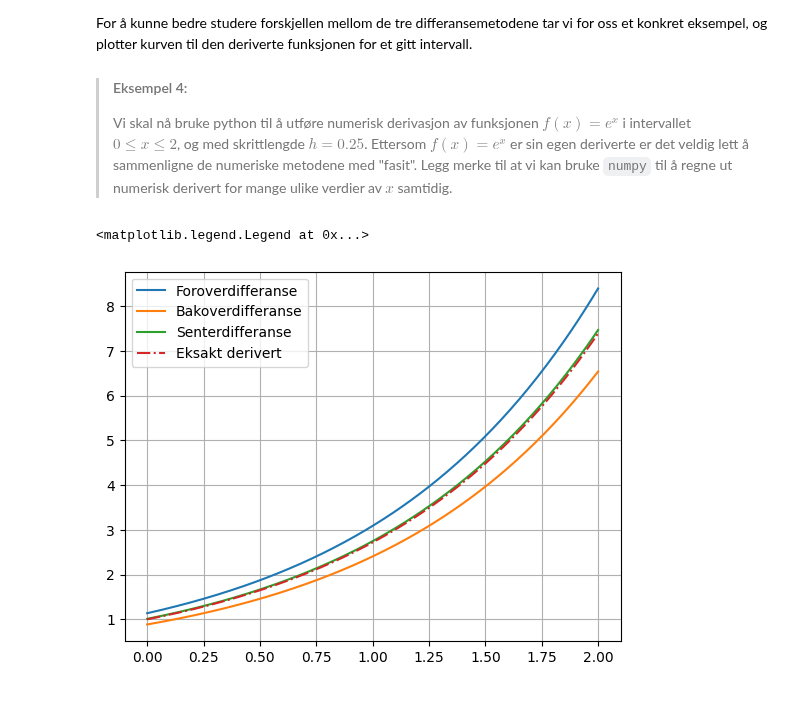
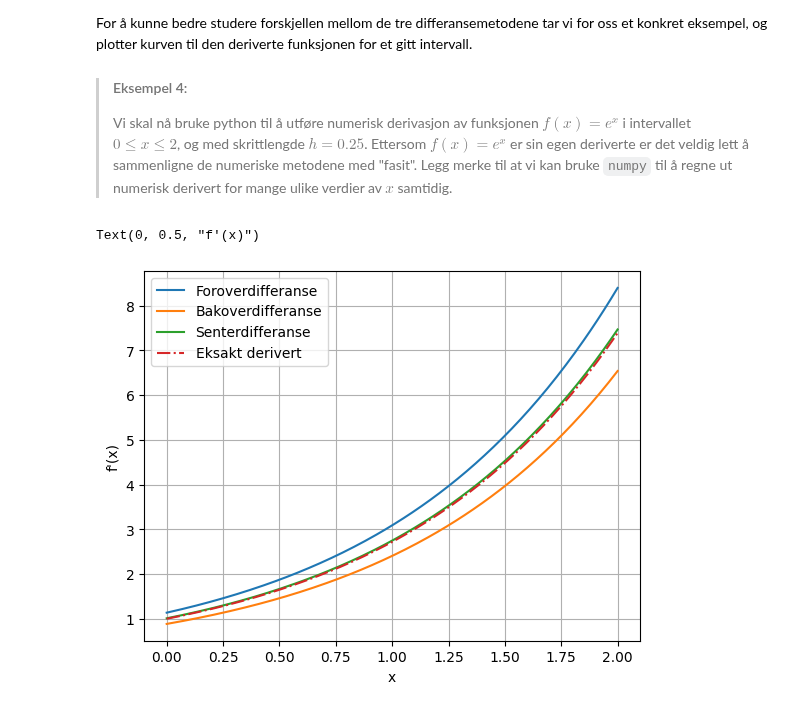
Before and after one commit to imfdrift/INGX1002H24, a Jupyter notebook: numerisk_derivasjon_integrasjon/differansemetoder.ipynb, the cells around one changed output. Drawn from its saved outputs; the diff is of its cells as text; code cells hidden in the pictures.

```diff
--- a/numerisk_derivasjon_integrasjon/differansemetoder.ipynb
+++ b/numerisk_derivasjon_integrasjon/differansemetoder.ipynb
@@ -131,30 +131,34 @@ For å kunne bedre studere forskjellen mellom de tre differansemetodene tar vi f
 # %%
 import numpy as np
 import matplotlib.pyplot as plt
-plt.close(1) # Lukk figuren med det interaktive plottet.
+plt.close(1)  # Lukk figuren med det interaktive plottet.
 %matplotlib inline
+
 
 # Matematisk funksjon f(x) som skal deriveres
 def f(x: float) -> float:
     y = np.e**x
     return y
 
+
 # Ønskede parametre
-x = np.linspace(0, 2, 201) # Intervall for utregning av funksjonens deriverte: 0 <= x <= 2
-h = 0.25 # Skrittlengde
+x = np.linspace(0, 2, 201)  # 201 punkter i intervallet 0 <= x <= 2
+h = 0.25  # Skrittlengde
 
 # Utførelse av numerisk derivasjon:
 df_fwd = (f(x + h) - f(x))/h           # Foroverdifferanse
 df_bck = (f(x) - f(x - h))/h           # Bakoverdifferanse
 df_cntr = (f(x + h) - f(x - h))/(2*h)  # Senterdifferanse
 
 # Presenter plot av alle tre resultat
 plt.plot(x, df_fwd, label="Foroverdifferanse")
 plt.plot(x, df_bck, label="Bakoverdifferanse")
 plt.plot(x, df_cntr, label="Senterdifferanse")
 plt.plot(x, f(x), "-.", label="Eksakt derivert")
 plt.grid(True)
 plt.legend()
+plt.xlabel("x")
+plt.ylabel("f'(x)")
 # %% [output]
-<matplotlib.legend.Legend at 0x...>
+Text(0, 0.5, "f'(x)")
-[figure, old version]
+[figure, new version]
```
Also changed, not shown: parts of 3 cells of this notebook, 8 other files.
